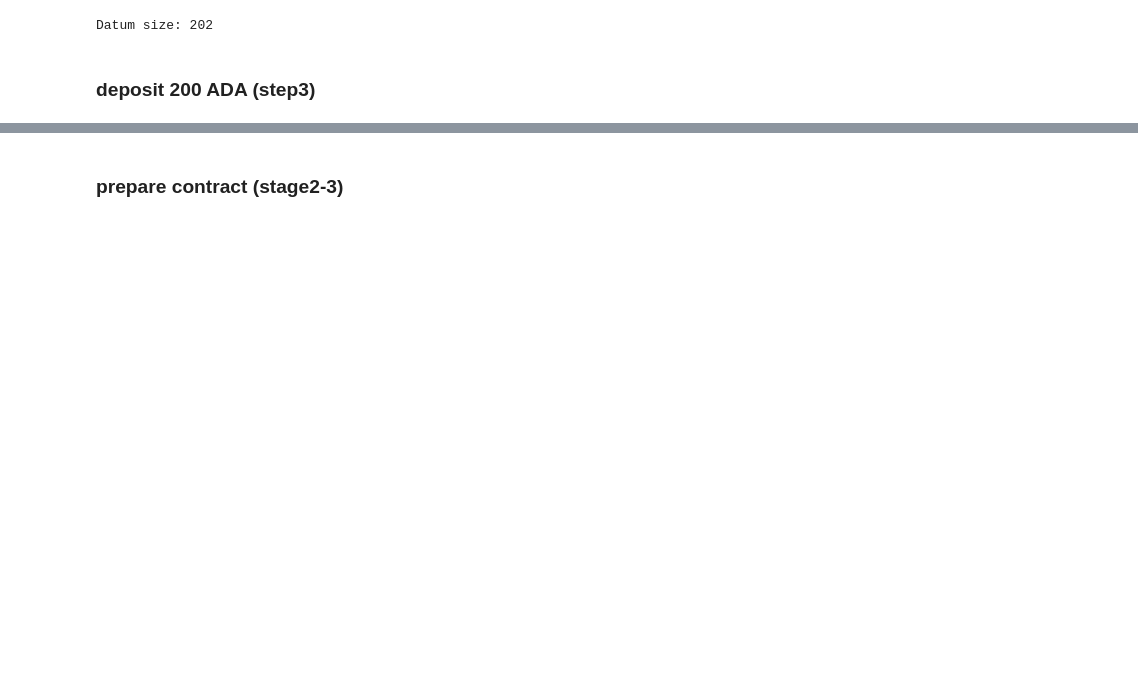
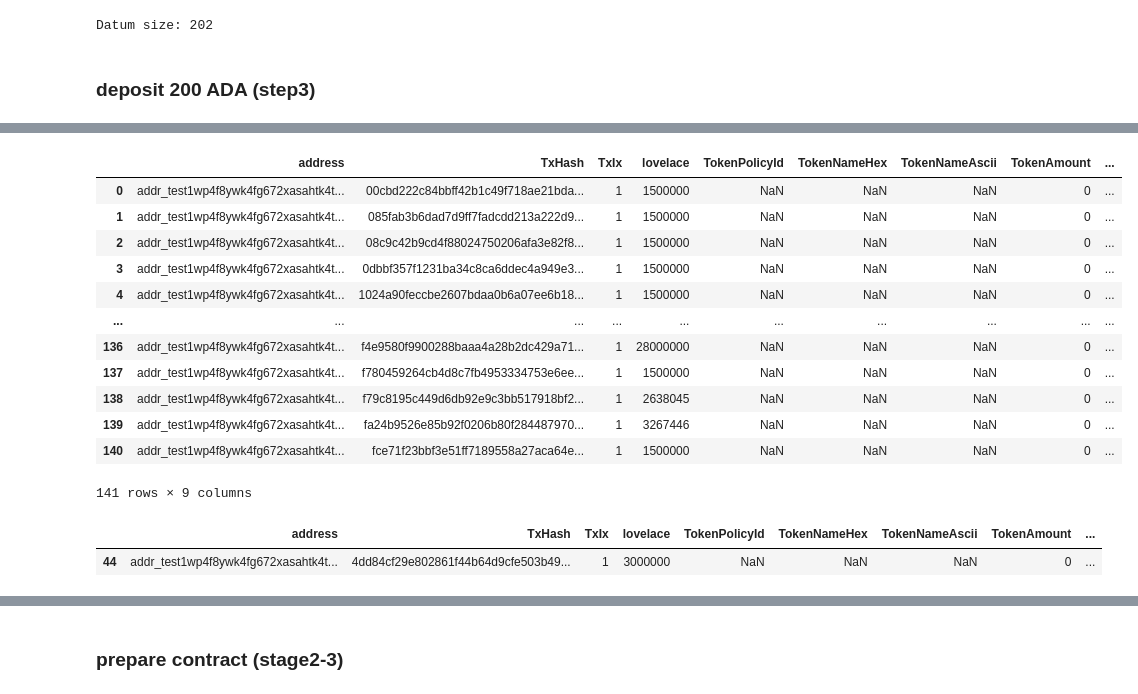
Before and after one commit to littlefish-foundation/cardano-contracts-cookbook, a Jupyter notebook: code/notebooks/howto_cardano_swap_contract.ipynb, the cells around one changed output, grey strips where cells are left out. Saved outputs shown, nothing was run; the diff lists cells and outputs as text; code cells hidden in the pictures; blank space fills up the shorter version.

Commit message:
have all steps working for marlowe-cli v0.0.10.0

```diff
--- a/code/notebooks/howto_cardano_swap_contract.ipynb
+++ b/code/notebooks/howto_cardano_swap_contract.ipynb
@@ -178,5 +181,5 @@ Here are some commands to use tmux:
 # %%
-def query_df(address, magic='1567', cardanoCLI="/nix/store/vaqzj4d6c1fdmqmm78y3g4n10pyw5mmc-cardano-cli-exe-cardano-cli-1.34.1/bin/cardano-cli"):
+def query_df(address, magic='2', cardanoCLI="/home/ubuntu/cardano/cardano-cli"):
     '''
     query_df(address, magic, cardanoCLI)
 
@@ -1216,14 +2193,14 @@ Datum size: 202
 ### deposit 200 ADA (step3)
 # %%
 # get the contract address from the smart contract script file
-marloweValidatorAddress = !jq -r .marloweValidator.address tx-1.marlowe
+marloweValidatorAddress = !jq -r '.tx.marloweValidator.address' tx-1.marlowe
 
 # save the address
 CONTRACT_ADDRESS = marloweValidatorAddress[0]
 
 # weblink to the explorer
-print("https://explorer.pioneers.testnet.marlowe-finance.io/en/address?address="+str(CONTRACT_ADDRESS))
+print("https://preview.cardanoscan.io/address/"+str(CONTRACT_ADDRESS))
 
 # automatically open the weblink
-display(Javascript('window.open("{url}");'.format(url="https://explorer.pioneers.testnet.marlowe-finance.io/en/address?address="+str(marloweValidatorAddress[0]))))
+display(Javascript('window.open("{url}");'.format(url="https://preview.cardanoscan.io/address/"+str(marloweValidatorAddress[0]))))
 # %% [output]
@@ -1261,3 +2255,26 @@ pd.concat([query_df(PARTY1_ADDRESS), query_df(PARTY2_ADDRESS), query_df(CONTRACT
 | 3 | addr_test1vzn7ef2cx8h5y4jvxnn34pn... | ed62a729c96269053eef4aa5e4fabf9f6... | 3 | 500000000 | NaN | NaN | None | 0 | ... |
 | 4 | addr_test1wqzctw6fur749cqp8ae9y8e... | 7cbef19b7c372a9b2ac2bc376f5564ffb... | 1 | 3000000 | NaN | NaN | NaN | 0 | ... |
 | 5 | addr_test1wqzuqf8hvl9d47d6kftykkt... | NaN | 0 | 0 | NaN | NaN | NaN | 0 | ... |
+# %%
+# check wallet1, wallet2 and contract, redeem address
+df2 = pd.concat([query_df(CONTRACT_ADDRESS)]).reset_index(drop=True)
+df2
+# %% [output]
+|  | address | TxHash | TxIx | lovelace | TokenPolicyId | TokenNameHex | TokenNameAscii | TokenAmount | ... |
+| 0 | addr_test1wp4f8ywk4fg672xasahtk4t... | 00cbd222c84bbff42b1c49f718ae21bda... | 1 | 1500000 | NaN | NaN | NaN | 0 | ... |
+| 1 | addr_test1wp4f8ywk4fg672xasahtk4t... | 085fab3b6dad7d9ff7fadcdd213a222d9... | 1 | 1500000 | NaN | NaN | NaN | 0 | ... |
+| 2 | addr_test1wp4f8ywk4fg672xasahtk4t... | 08c9c42b9cd4f88024750206afa3e82f8... | 1 | 1500000 | NaN | NaN | NaN | 0 | ... |
+| 3 | addr_test1wp4f8ywk4fg672xasahtk4t... | 0dbbf357f1231ba34c8ca6ddec4a949e3... | 1 | 1500000 | NaN | NaN | NaN | 0 | ... |
+| 4 | addr_test1wp4f8ywk4fg672xasahtk4t... | 1024a90feccbe2607bdaa0b6a07ee6b18... | 1 | 1500000 | NaN | NaN | NaN | 0 | ... |
+| ... | ... | ... | ... | ... | ... | ... | ... | ... | ... |
+| 136 | addr_test1wp4f8ywk4fg672xasahtk4t... | f4e9580f9900288baaa4a28b2dc429a71... | 1 | 28000000 | NaN | NaN | NaN | 0 | ... |
+| 137 | addr_test1wp4f8ywk4fg672xasahtk4t... | f780459264cb4d8c7fb4953334753e6ee... | 1 | 1500000 | NaN | NaN | NaN | 0 | ... |
+| 138 | addr_test1wp4f8ywk4fg672xasahtk4t... | f79c8195c449d6db92e9c3bb517918bf2... | 1 | 2638045 | NaN | NaN | NaN | 0 | ... |
+| 139 | addr_test1wp4f8ywk4fg672xasahtk4t... | fa24b9526e85b92f0206b80f284487970... | 1 | 3267446 | NaN | NaN | NaN | 0 | ... |
+| 140 | addr_test1wp4f8ywk4fg672xasahtk4t... | fce71f23bbf3e51ff7189558a27aca64e... | 1 | 1500000 | NaN | NaN | NaN | 0 | ... |
+141 rows × 9 columns
+# %%
+df2[df2['TxHash'] == TX2_IN]
+# %% [output]
+|  | address | TxHash | TxIx | lovelace | TokenPolicyId | TokenNameHex | TokenNameAscii | TokenAmount | ... |
+| 44 | addr_test1wp4f8ywk4fg672xasahtk4t... | 4dd84cf29e802861f44b64d9cfe503b49... | 1 | 3000000 | NaN | NaN | NaN | 0 | ... |
```
Also changed, not shown: parts of 212 cells of this notebook.
